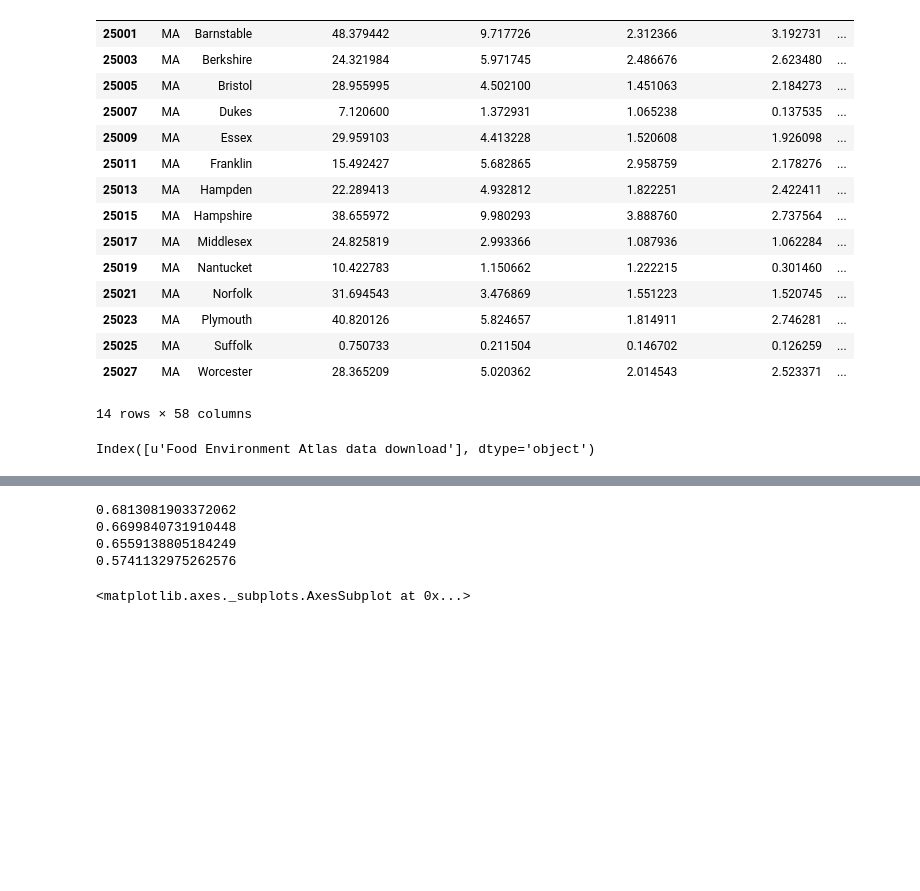
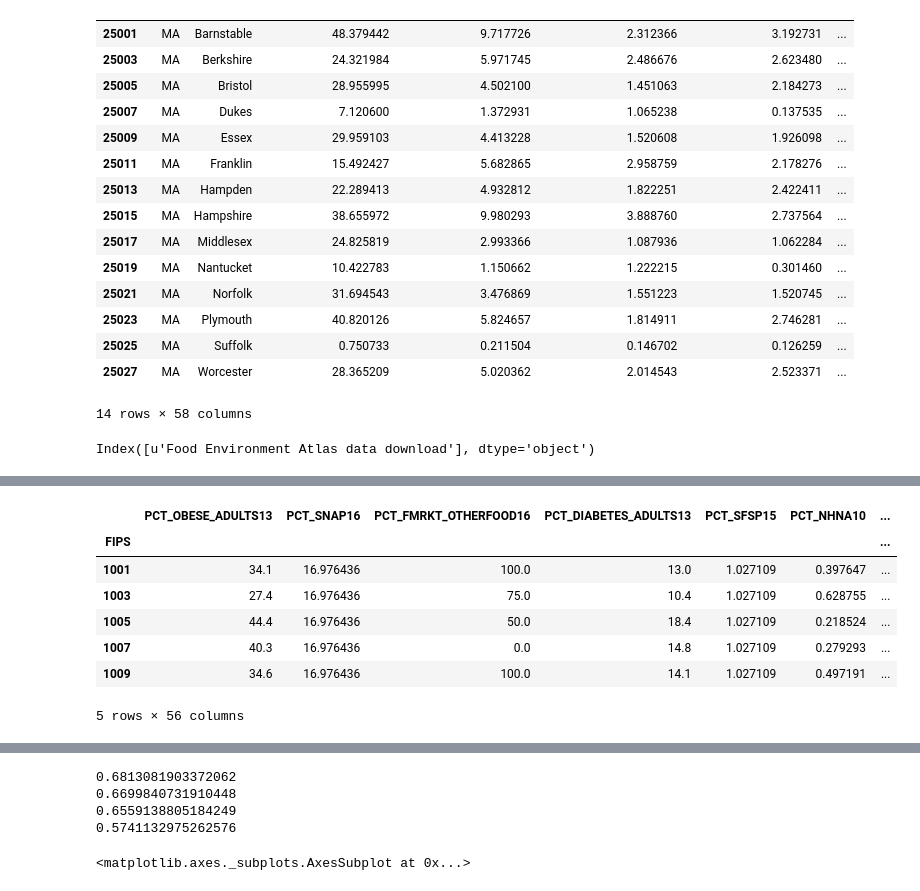
Before and after one commit to rserur/food-atlas-viz-app, a Jupyter notebook: rebecca_notebook.ipynb, the cells around one changed output, grey strips where cells are left out. Saved outputs shown, nothing was run; the diff lists cells and outputs as text; code cells hidden in the pictures; blank space fills up the shorter version.

```diff
--- a/rebecca_notebook.ipynb
+++ b/rebecca_notebook.ipynb
@@ -381,0 +398,11 @@ df.shape
+# %%
+df.head()
+# %% [output]
+|  | PCT_OBESE_ADULTS13 | PCT_SNAP16 | PCT_FMRKT_OTHERFOOD16 | PCT_DIABETES_ADULTS13 | PCT_SFSP15 | PCT_NHNA10 | ... |
+| FIPS |  |  |  |  |  |  | ... |
+| 1001 | 34.1 | 16.976436 | 100.0 | 13.0 | 1.027109 | 0.397647 | ... |
+| 1003 | 27.4 | 16.976436 | 75.0 | 10.4 | 1.027109 | 0.628755 | ... |
+| 1005 | 44.4 | 16.976436 | 50.0 | 18.4 | 1.027109 | 0.218524 | ... |
+| 1007 | 40.3 | 16.976436 | 0.0 | 14.8 | 1.027109 | 0.279293 | ... |
+| 1009 | 34.6 | 16.976436 | 100.0 | 14.1 | 1.027109 | 0.497191 | ... |
+5 rows × 56 columns
```
Also changed, not shown: parts of 10 cells of this notebook, 2 other files.
